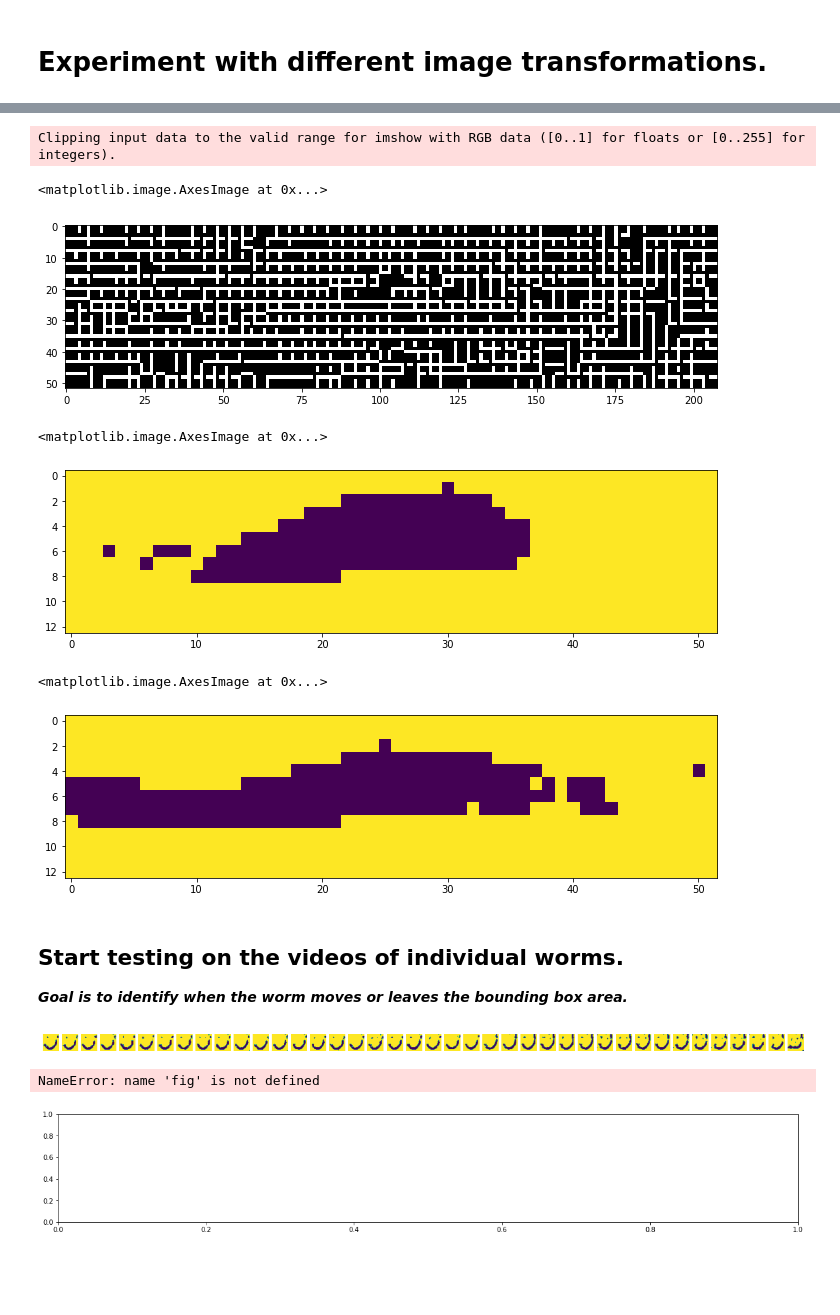
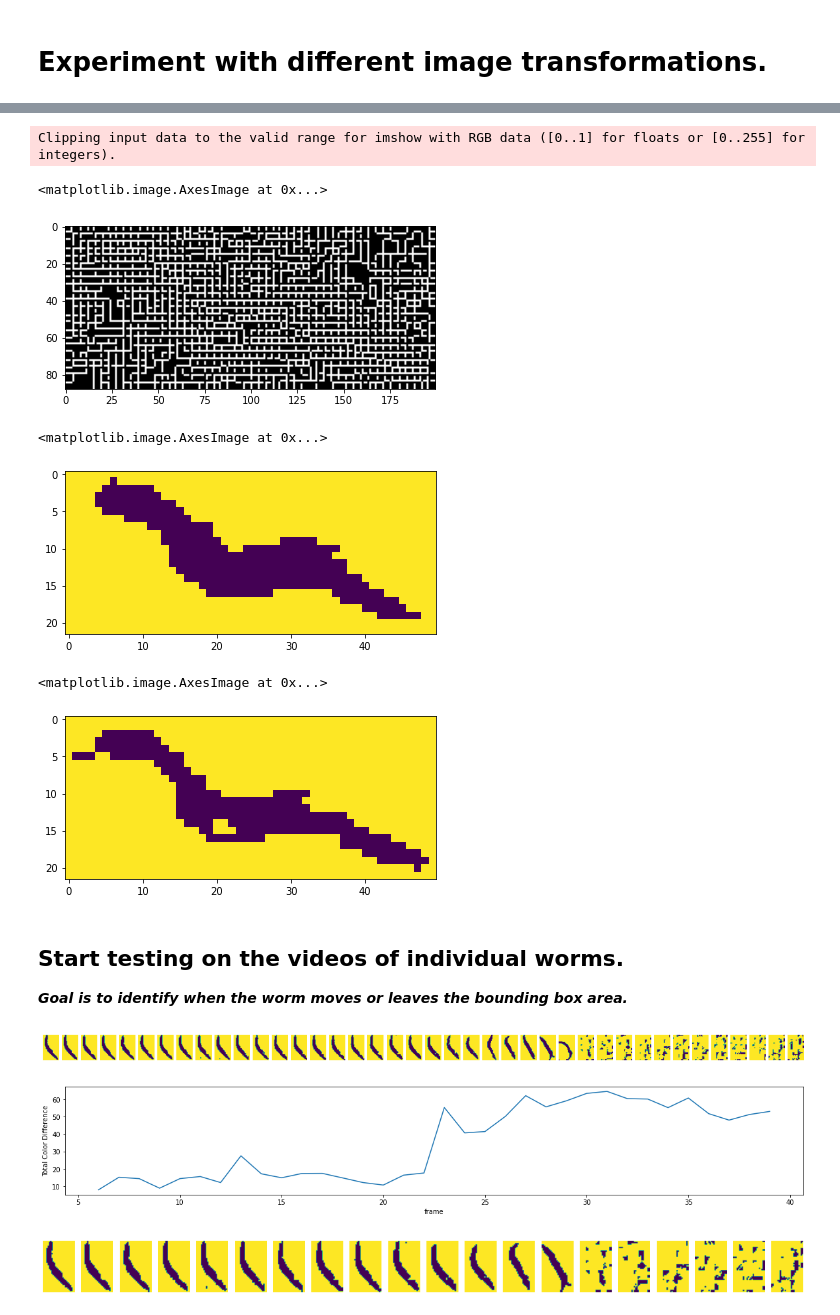
Before and after one commit to paolobif/TOD, a Jupyter notebook: dev.ipynb, the cells around one changed output, grey strips where cells are left out. Drawn from its saved outputs; the diff is of its cells as text; code cells hidden in the pictures; blank space fills up the shorter version.

```diff
--- a/dev.ipynb
+++ b/dev.ipynb
@@ -85,7 +82,7 @@ class CSV_Reader():
 # %%
 a = CSV_Reader(csv_path, vid_path)
 
-frame, bbs = a.get_worms_from_frame(2400)
+frame, bbs = a.get_worms_from_frame(206)
 worms = get_worms(frame, bbs)
 display_worms(worms)
 # %% [output]
@@ -194,19 +193,19 @@ plt.imshow(laplacian)
 # %% [output]
 Clipping input data to the valid range for imshow with RGB data ([0..1] for floats or [0..255] for integers).
 <matplotlib.image.AxesImage at 0x...>
-[figure, old version]
+[figure, new version]
 # %%
 ret, thresh = cv2.threshold(sgray, 120, 255, cv2.THRESH_BINARY)
 plt.imshow(thresh)
 # %% [output]
 <matplotlib.image.AxesImage at 0x...>
-[figure, old version]
+[figure, new version]
 # %%
 th2 = cv2.adaptiveThreshold(sgray,255,cv2.ADAPTIVE_THRESH_MEAN_C, cv2.THRESH_BINARY,11,22)
 plt.imshow(th2)
 # %% [output]
 <matplotlib.image.AxesImage at 0x...>
-[figure, old version]
+[figure, new version]
 # %% [markdown]
 ## Start testing on the videos of individual worms.
 
@@ -217,7 +216,7 @@ import ipywidgets as widgets
 import matplotlib.pyplot as plt
 import numpy as np
 
-worm_video = "results/10.avi"
+worm_video = "results/1.avi"
 video = cv2.VideoCapture(worm_video)
 count = int(video.get(cv2.CAP_PROP_FRAME_COUNT))
 # ret, frame = video.read()
@@ -249,7 +248,7 @@ for i in range(0, count, 25):
 
 display_worms(worms)
 # %% [output]
-[figure, old version]
+[figure, new version]
 # %%
 def calc_dif(a, b):
     a = cv2.blur(a,(2,2))
@@ -264,36 +263,36 @@ def compute_score(worms, count=15, gap=5):
     xshape, yshape = worms[0].shape
     pixel_count = xshape * yshape
 
     differences = []
     for i, worm in enumerate(worms):
         totals = []
         low = max(0, i - count)
         for n in range(low, i - gap):
             dif = calc_dif(worms[n], worm)
             totals.append(dif.sum(axis=None))
 
         avg = np.average(totals)
         avg = avg / pixel_count
         differences.append(avg)
 
 
     return differences
 
 d = calc_dif(worms[11], worms[13])
 # plt.imshow(d)
 data = compute_score(worms)
 
 axs = plt.subplot()
-fig.set_dpi(100)
+# fig.set_dpi(100)
 axs.plot(data)
 axs.set(ylabel = "Total Color Difference", xlabel = "frame")
 # axs[0].fi
 # axs[0].xlabel("Frame")
 display_worms([worms[i] for i in range(0, len(worms), 2)])
 plt.show()
 # %% [output]
-NameError: name 'fig' is not defined
-[figure, old version]
+[figure, new version]
+[figure, added]
 # %%
 f = np.gradient(data)
 plt.plot(f)
```
Also changed, not shown: parts of 13 cells of this notebook, 4 other files.
